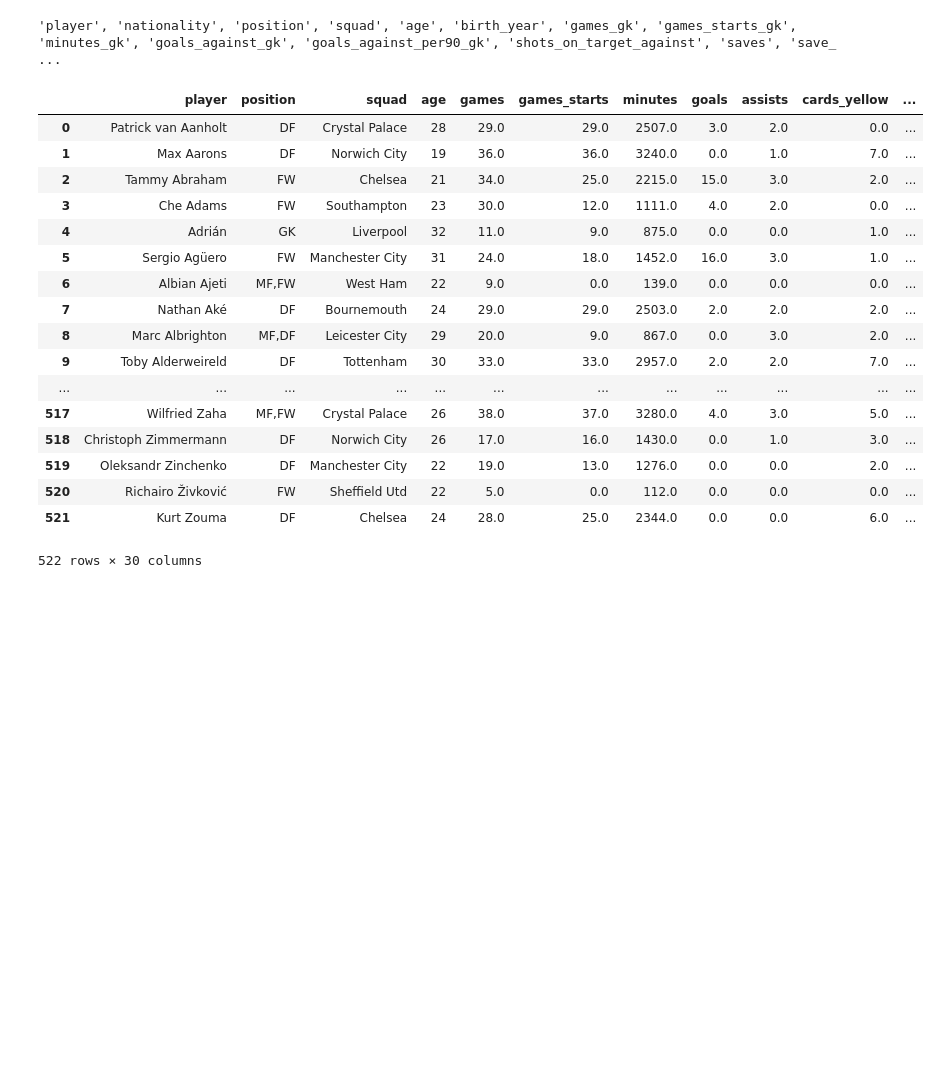
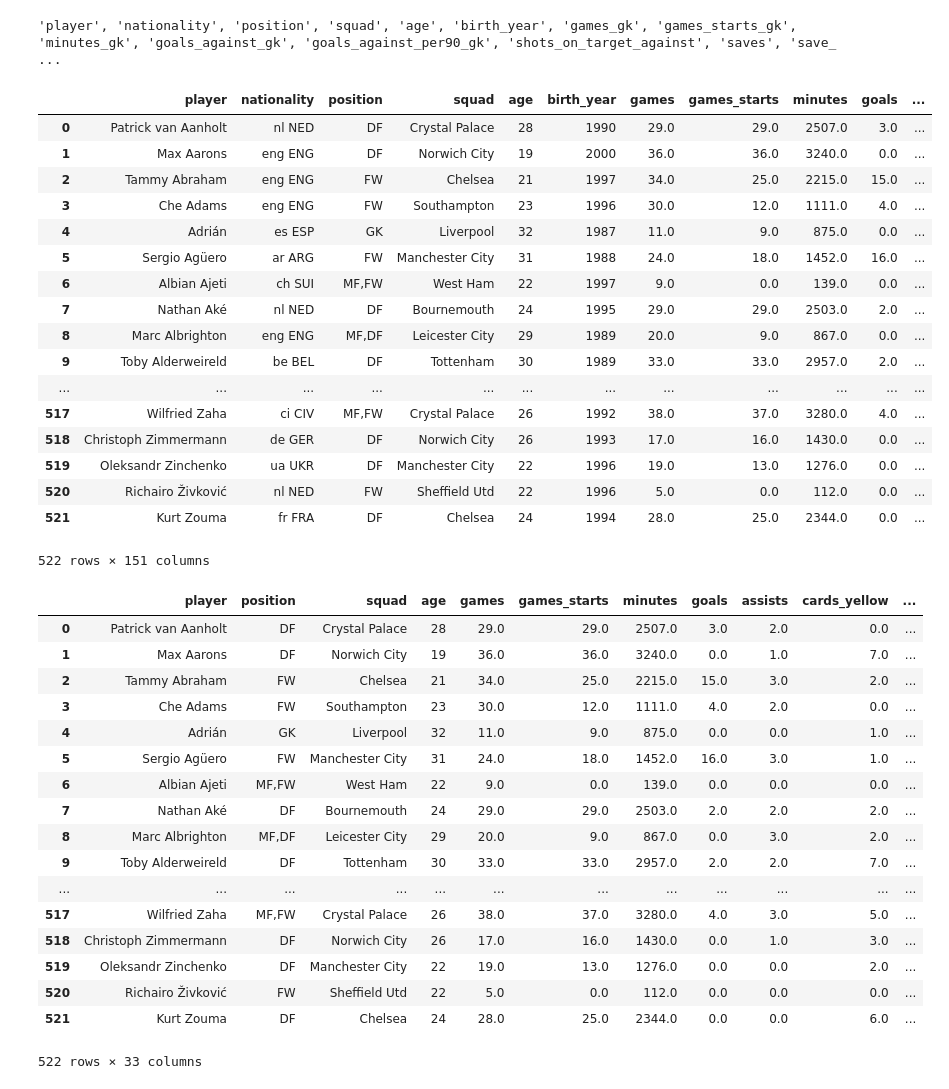
Before and after one commit to sidthakur08/fpl_explore, a Jupyter notebook: explore.ipynb, the cells around one changed output. Drawn from its saved outputs; the diff is of its cells as text; code cells hidden in the pictures; blank space fills up the shorter version.

```diff
--- a/explore.ipynb
+++ b/explore.ipynb
@@ -21,12 +21,33 @@ for i in keeper_data.columns:
     print("'%s'"%i,end=', ')
 # %% [output]
 'player', 'nationality', 'position', 'squad', 'age', 'birth_year', 'games_gk', 'games_starts_gk', 'minutes_gk', 'goals_against_gk', 'goals_against_per90_gk', 'shots_on_target_against', 'saves', 'save_ ...
+# %%
+outfield_data
+# %% [output]
+|  | player | nationality | position | squad | age | birth_year | games | games_starts | minutes | goals | ... |
+| 0 | Patrick van Aanholt | nl NED | DF | Crystal Palace | 28 | 1990 | 29.0 | 29.0 | 2507.0 | 3.0 | ... |
+| 1 | Max Aarons | eng ENG | DF | Norwich City | 19 | 2000 | 36.0 | 36.0 | 3240.0 | 0.0 | ... |
+| 2 | Tammy Abraham | eng ENG | FW | Chelsea | 21 | 1997 | 34.0 | 25.0 | 2215.0 | 15.0 | ... |
+| 3 | Che Adams | eng ENG | FW | Southampton | 23 | 1996 | 30.0 | 12.0 | 1111.0 | 4.0 | ... |
+| 4 | Adrián | es ESP | GK | Liverpool | 32 | 1987 | 11.0 | 9.0 | 875.0 | 0.0 | ... |
+| 5 | Sergio Agüero | ar ARG | FW | Manchester City | 31 | 1988 | 24.0 | 18.0 | 1452.0 | 16.0 | ... |
+| 6 | Albian Ajeti | ch SUI | MF,FW | West Ham | 22 | 1997 | 9.0 | 0.0 | 139.0 | 0.0 | ... |
+| 7 | Nathan Aké | nl NED | DF | Bournemouth | 24 | 1995 | 29.0 | 29.0 | 2503.0 | 2.0 | ... |
+| 8 | Marc Albrighton | eng ENG | MF,DF | Leicester City | 29 | 1989 | 20.0 | 9.0 | 867.0 | 0.0 | ... |
+| 9 | Toby Alderweireld | be BEL | DF | Tottenham | 30 | 1989 | 33.0 | 33.0 | 2957.0 | 2.0 | ... |
+| ... | ... | ... | ... | ... | ... | ... | ... | ... | ... | ... | ... |
+| 517 | Wilfried Zaha | ci CIV | MF,FW | Crystal Palace | 26 | 1992 | 38.0 | 37.0 | 3280.0 | 4.0 | ... |
+| 518 | Christoph Zimmermann | de GER | DF | Norwich City | 26 | 1993 | 17.0 | 16.0 | 1430.0 | 0.0 | ... |
+| 519 | Oleksandr Zinchenko | ua UKR | DF | Manchester City | 22 | 1996 | 19.0 | 13.0 | 1276.0 | 0.0 | ... |
+| 520 | Richairo Živković | nl NED | FW | Sheffield Utd | 22 | 1996 | 5.0 | 0.0 | 112.0 | 0.0 | ... |
+| 521 | Kurt Zouma | fr FRA | DF | Chelsea | 24 | 1994 | 28.0 | 25.0 | 2344.0 | 0.0 | ... |
+522 rows × 151 columns
 # %%
 out = outfield_data.loc[:,['player','position','squad','age','games','games_starts','minutes','goals','assists',
                    'cards_yellow','cards_red','goals_per90','assists_per90','goals_assists_per90',
                    'goals_pens_per90','goals_assists_pens_per90','xg','npxg','xa','xg_per90','xa_per90',
                    'xg_xa_per90','npxg_per90','npxg_xa_per90','tackles','tackles_won','dribble_tackles_pct',
-                   'pressure_regain_pct','blocked_shots','blocked_shots_saves']]
+                   'pressure_regain_pct','blocked_shots','blocked_shots_saves','fouls','cards_yellow','cards_red']]
 out
 # %% [output]
 |  | player | position | squad | age | games | games_starts | minutes | goals | assists | cards_yellow | ... |
@@ -46,7 +67,7 @@ out
 | 519 | Oleksandr Zinchenko | DF | Manchester City | 22 | 19.0 | 13.0 | 1276.0 | 0.0 | 0.0 | 2.0 | ... |
 | 520 | Richairo Živković | FW | Sheffield Utd | 22 | 5.0 | 0.0 | 112.0 | 0.0 | 0.0 | 0.0 | ... |
 | 521 | Kurt Zouma | DF | Chelsea | 24 | 28.0 | 25.0 | 2344.0 | 0.0 | 0.0 | 6.0 | ... |
-522 rows × 30 columns
+522 rows × 33 columns
 # %%
 # save_pct = (shots_on_target_against - goals_against)/shots_on_target_against
 # goals_prevented = PSxGSOT/no. of goals conceded
```
Also changed, not shown: parts of 25 cells of this notebook.
